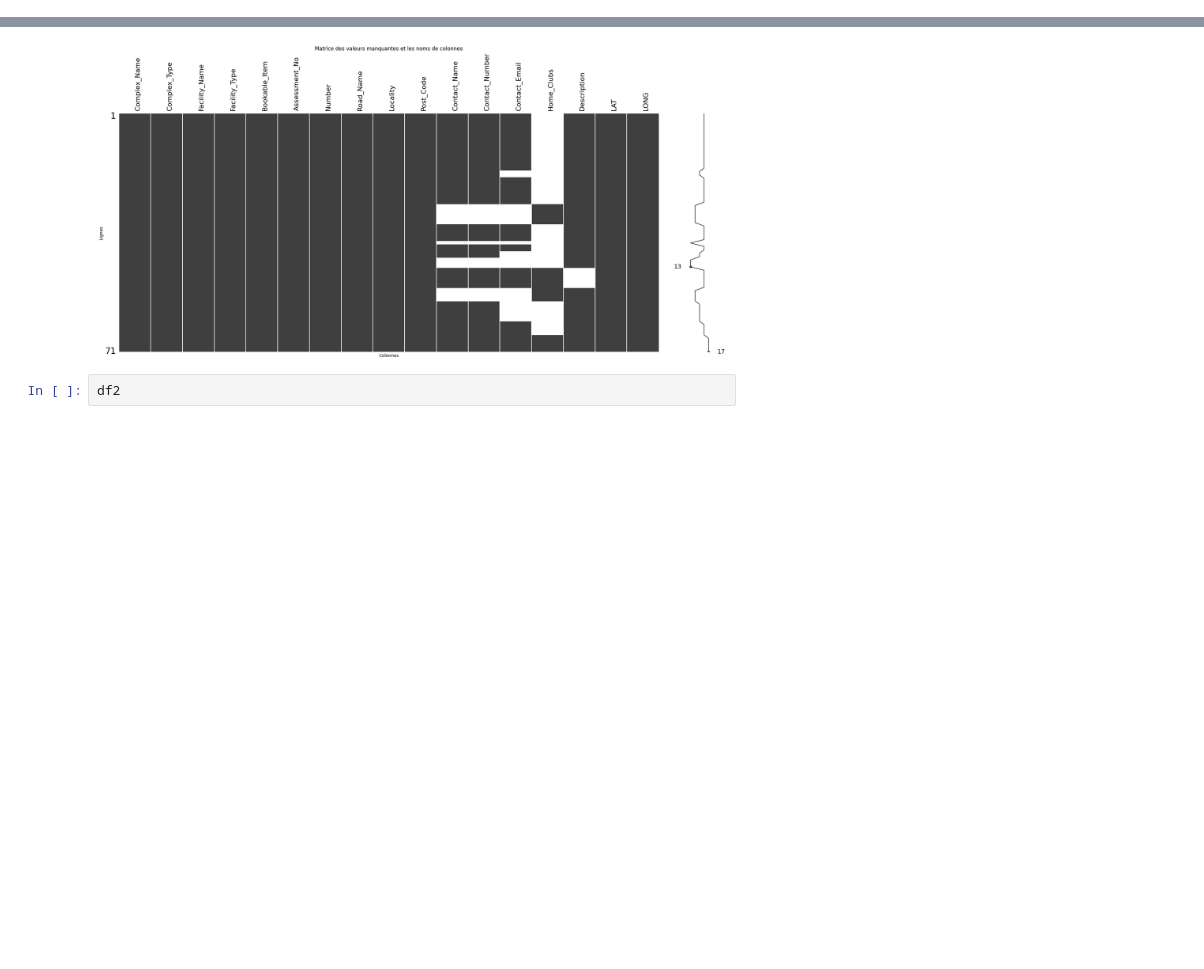
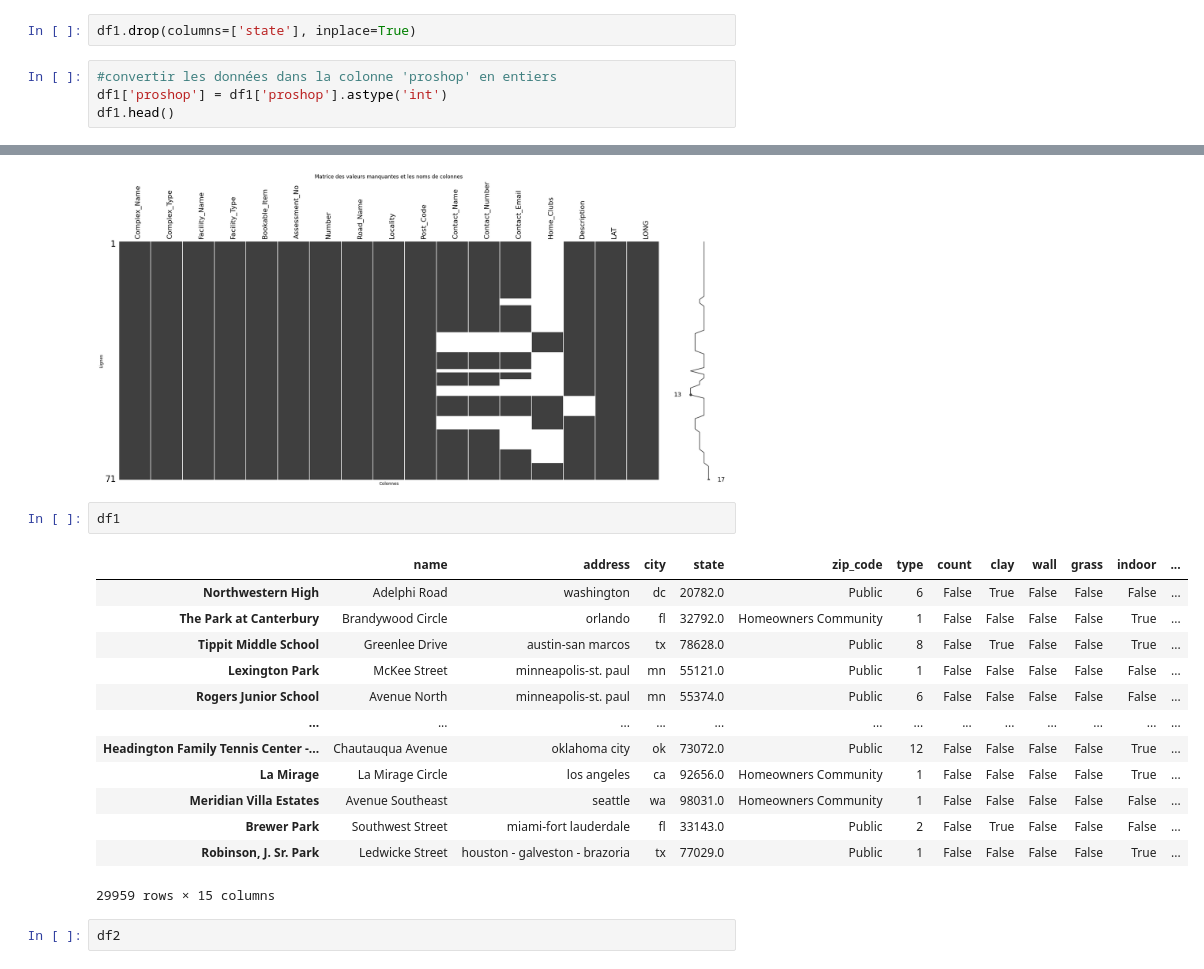
Before and after one commit to S0nia11/Projet_Sp-, a Jupyter notebook: Nettoyage data/Datasets/Terrains/Nettoyage_datasets_terrains.ipynb, the cells around one changed output, grey strips where cells are left out. Drawn from its saved outputs; the diff is of its cells as text; blank space fills up the shorter version.

```diff
--- a/Nettoyage data/Datasets/Terrains/Nettoyage_datasets_terrains.ipynb
+++ b/Nettoyage data/Datasets/Terrains/Nettoyage_datasets_terrains.ipynb
@@ -68,0 +101,6 @@ Colonnes vides supprimées de df3: ['F8', 'Hours_of_Operation', 'Amenities', 'Hi
+# %%
+df1.drop(columns=['state'], inplace=True)
+# %%
+#convertir les données dans la colonne 'proshop' en entiers
+df1['proshop'] = df1['proshop'].astype('int')
+df1.head()
@@ -82,6 +127,22 @@ profil_donnees(df3)
 [figure]
 [figure]
 [figure]
+# %%
+df1
+# %% [output]
+|  | name | address | city | state | zip_code | type | count | clay | wall | grass | indoor | ... |
+| Northwestern High | Adelphi Road | washington | dc | 20782.0 | Public | 6 | False | True | False | False | False | ... |
+| The Park at Canterbury | Brandywood Circle | orlando | fl | 32792.0 | Homeowners Community | 1 | False | False | False | False | True | ... |
+| Tippit Middle School | Greenlee Drive | austin-san marcos | tx | 78628.0 | Public | 8 | False | True | False | False | True | ... |
+| Lexington Park | McKee Street | minneapolis-st. paul | mn | 55121.0 | Public | 1 | False | False | False | False | False | ... |
+| Rogers Junior School | Avenue North | minneapolis-st. paul | mn | 55374.0 | Public | 6 | False | False | False | False | False | ... |
+| ... | ... | ... | ... | ... | ... | ... | ... | ... | ... | ... | ... | ... |
+| Headington Family Tennis Center -... | Chautauqua Avenue | oklahoma city | ok | 73072.0 | Public | 12 | False | False | False | False | True | ... |
+| La Mirage | La Mirage Circle | los angeles | ca | 92656.0 | Homeowners Community | 1 | False | False | False | False | True | ... |
+| Meridian Villa Estates | Avenue Southeast | seattle | wa | 98031.0 | Homeowners Community | 1 | False | False | False | False | False | ... |
+| Brewer Park | Southwest Street | miami-fort lauderdale | fl | 33143.0 | Public | 2 | False | True | False | False | False | ... |
+| Robinson, J. Sr. Park | Ledwicke Street | houston - galveston - brazoria | tx | 77029.0 | Public | 1 | False | False | False | False | True | ... |
+29959 rows × 15 columns
 # %%
 df2
 # %% [output]
```
Also changed, not shown: parts of 4 cells of this notebook, 2 other files.
